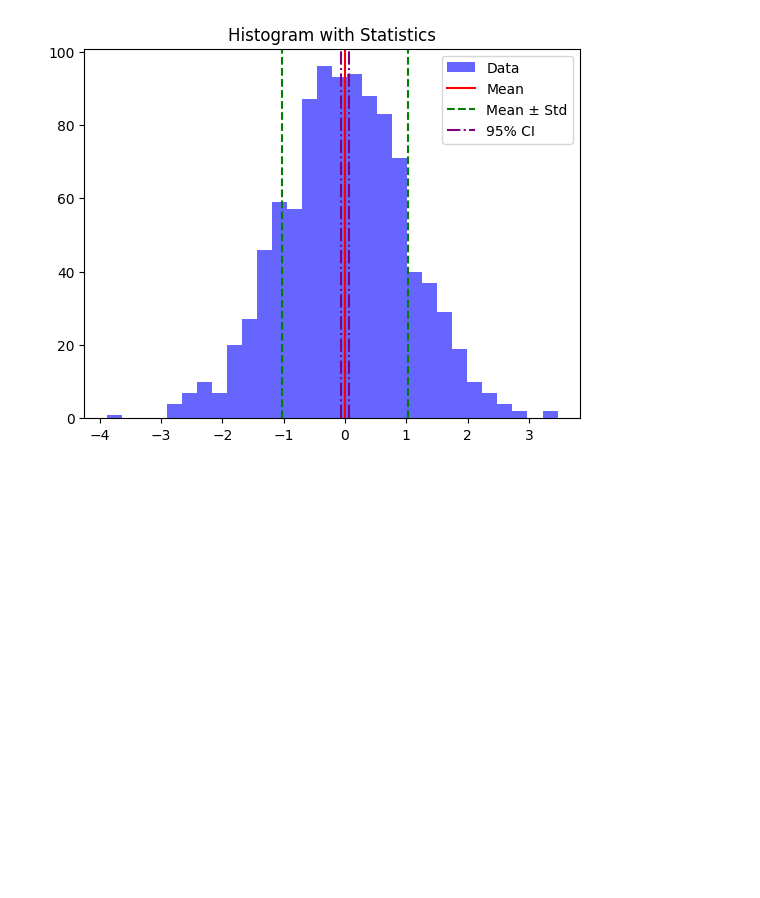
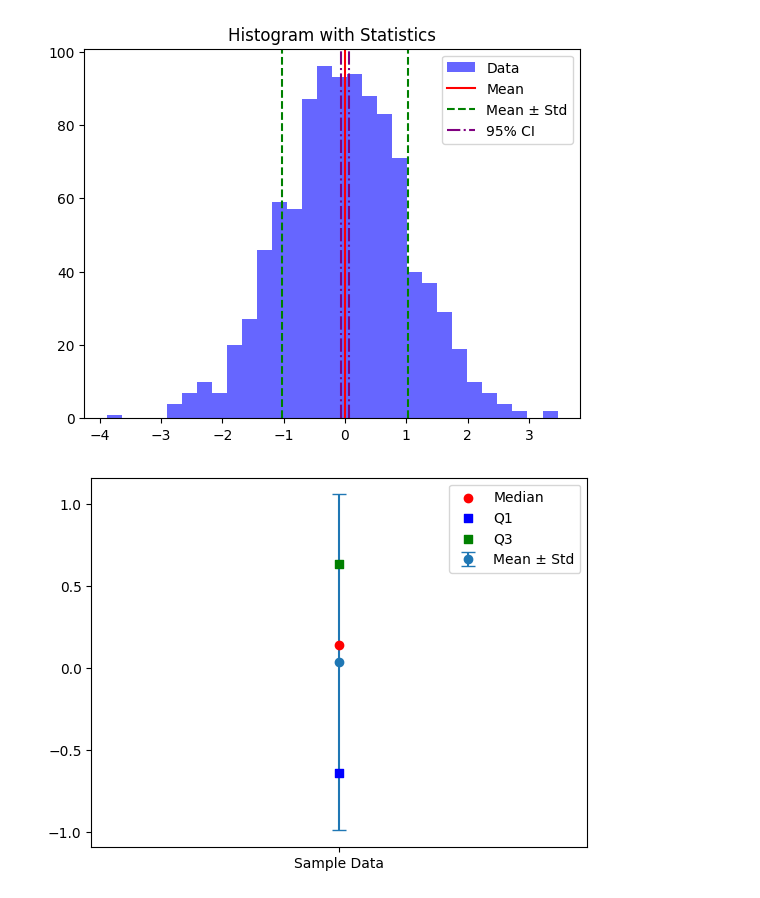
Before and after one commit to kovacsdotgergo/stm32h745-ipc-visu, a Jupyter notebook: hist.ipynb, the cells around one changed output. Cells and saved outputs as stored; diff of their text form; code cells hidden in the pictures; blank space fills up the shorter version.

Commit message:
working on final figures in a notebook

```diff
--- a/hist.ipynb
+++ b/hist.ipynb
@@ -65,3 +65,29 @@ plt.title('Histogram with Statistics')
 plt.show()
 # %% [output]
 [figure]
+# %%
+import numpy as np
+import matplotlib.pyplot as plt
+
+# Some sample data
+data = np.random.randn(100)
+
+mean = np.mean(data)
+std = np.std(data)
+median = np.median(data)
+q1 = np.percentile(data, 25)
+q3 = np.percentile(data, 75)
+min_val = np.min(data)
+max_val = np.max(data)
+
+plt.errorbar(['Sample Data'], [mean], yerr=std, fmt='o', label='Mean ± Std', capsize=5)
+plt.scatter(['Sample Data'], [median], color='red', label='Median', zorder=5)
+plt.scatter(['Sample Data'], [q1], marker='s', color='blue', label='Q1', zorder=5)
+plt.scatter(['Sample Data'], [q3], marker='s', color='green', label='Q3', zorder=5)
+
+# You can add annotations or additional markers for min and max if desired
+
+plt.legend()
+plt.show()
+# %% [output]
+[figure, added]
```
Also changed, not shown: 5 other files.
